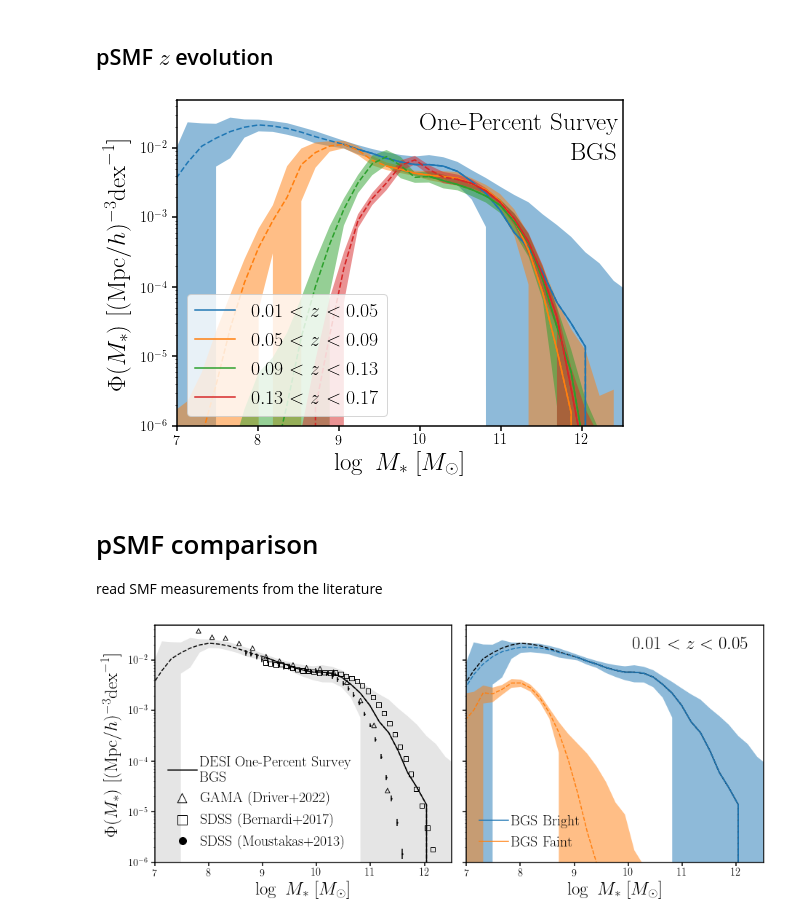
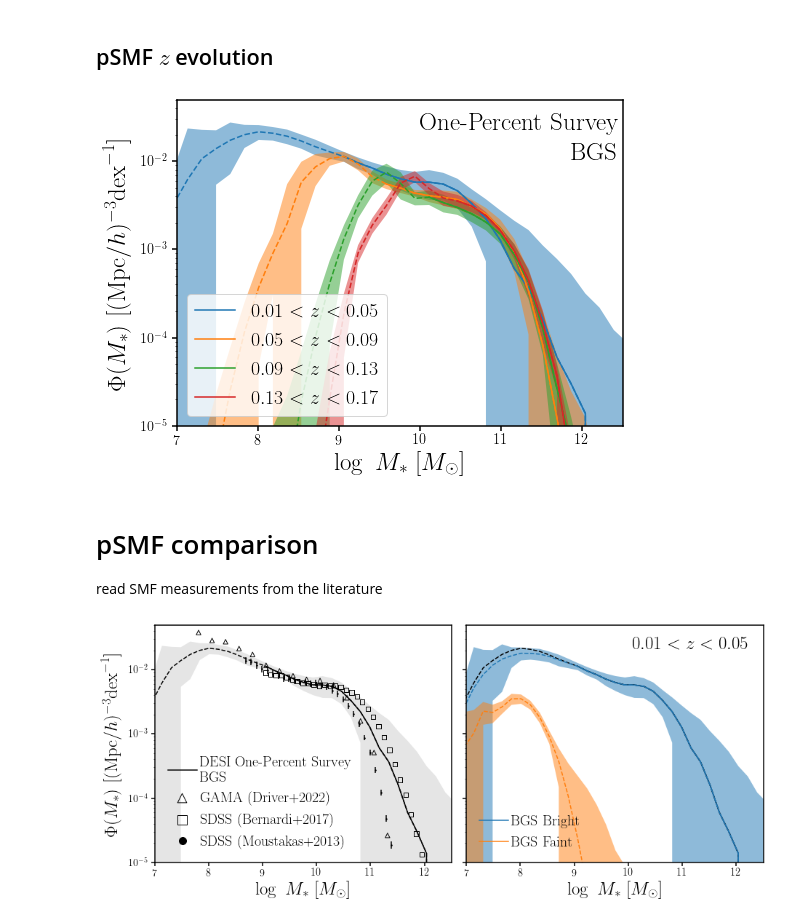
Before and after one commit to changhoonhahn/gapos, a Jupyter notebook: papers/edr/nb/psmf.ipynb, the cells around one changed output. Cells and saved outputs as stored; diff of their text form; code cells hidden in the pictures.

Commit message:
cleaning up the SMF plots a bit

```diff
--- a/papers/edr/nb/psmf.ipynb
+++ b/papers/edr/nb/psmf.ipynb
@@ -58,32 +58,32 @@ for _smf0, _smf1 in zip(psmfs, psmfs_faint):
 # %%
 fig = plt.figure(figsize=(8,6))
 sub = fig.add_subplot(111)
 for i, zmin, zmax in zip(range(4), zmins, zmaxs):
 
     sub.plot(psmfs_all[i][:,0], psmfs_all[i][:,1], color='C%i' % i, ls='--')
     sub.plot(psmfs_all[i][:,0][psmfs_all[i][:,0] > Mlims[i]],
              (psmfs_all[i][:,1])[psmfs_all[i][:,0] > Mlims[i]],
              c='C%i' % i, ls='-')
     sub.fill_between(psmfs_all[i][:,0],
                      psmfs_all[i][:,1] - psmfs_all[i][:,2],
                      psmfs_all[i][:,1] + psmfs_all[i][:,2],
                      color='C%i' % i, edgecolor='none', alpha=0.5)
     sub.plot([], [], c='C%i' % i, label='$%.2f < z < %.2f$' % (zmin, zmax))
 
     #sub.step(be[:-1], h, where='pre', color='C%i' % i, linestyle='--')
     #sub.step(be[:-1][be[:-1] > mlim[2*i+1]], h[be[:-1] > mlim[2*i+1]], where='pre', color='C%i' % i, linestyle='-')
 
 sub.legend(loc='lower left', fontsize=20, markerscale=5, frameon=True)
 sub.set_xlabel(r'$\log~M_*$  [$M_\odot$]', fontsize=25)
 sub.set_xlim(7., 12.5)
 sub.set_ylabel(r'$\Phi(M_*)$   [$({\rm Mpc}/h)^{-3}{\rm dex}^{-1}$]', labelpad=10, fontsize=25)
 sub.set_yscale('log')
-sub.set_ylim(1e-6, 5e-2)
+sub.set_ylim(1e-5, 5e-2)
 sub.text(0.99, 0.96, 'One-Percent Survey', ha='right', va='top', fontsize=25, transform=sub.transAxes)
 sub.text(0.99, 0.87, 'BGS', ha='right', va='top', fontsize=25, transform=sub.transAxes)
 fig.savefig('../figs/psmf_bgs_any_zevo.pdf', bbox_inches='tight')
 # %% [output]
-[figure, old version]
+[figure, new version]
 # %% [markdown]
 # pSMF comparison
 read SMF measurements from the literature
@@ -144,7 +144,7 @@ sub.set_xlabel(r'$\log~M_*$  [$M_\odot$]', fontsize=25)
 sub.set_xlim(7., 12.5)
 sub.set_ylabel(r'$\Phi(M_*)$  [$({\rm Mpc}/h)^{-3}{\rm dex}^{-1}$]', labelpad=10, fontsize=25)
 sub.set_yscale('log')
-sub.set_ylim(1e-6, 5e-2)
+sub.set_ylim(1e-5, 5e-2)
 
 sub = fig.add_subplot(122)
 sub.plot(psmfs_all[i][:,0], psmfs_all[i][:,1], color='k', ls='--')
@@ -172,10 +172,10 @@ sub.set_xlabel(r'$\log~M_*$  [$M_\odot$]', fontsize=25)
 sub.set_xlim(7., 12.5)
 
 sub.set_yscale('log')
-sub.set_ylim(1e-6, 5e-2)
+sub.set_ylim(1e-5, 5e-2)
 sub.set_yticklabels([])
 sub.text(0.95, 0.95, r'$0.01 < z < 0.05$', ha='right', va='top', fontsize=25, transform=sub.transAxes)
 fig.subplots_adjust(wspace=0.05)
 fig.savefig('../figs/psmf_bgs_any_comp.pdf', bbox_inches='tight')
 # %% [output]
-[figure, old version]
+[figure, new version]
```
Also changed, not shown: parts of 2 cells of this notebook, 4 other files.
